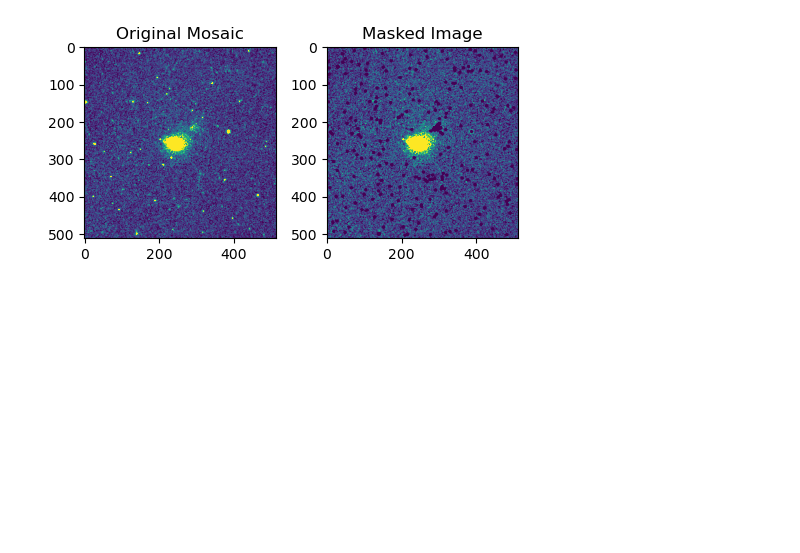
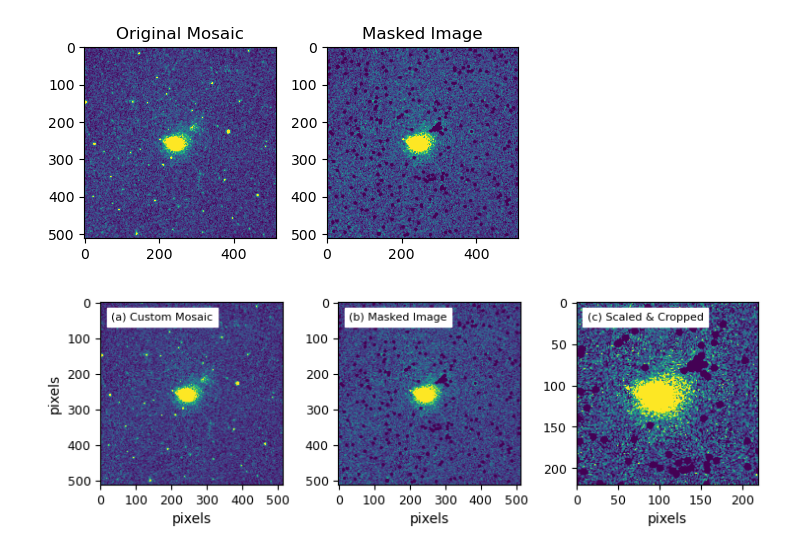
Before and after one commit to zhutchens1/OLD_rass_stacking_g3, a Jupyter notebook: analysis/processing_figures.ipynb, the cells around one changed output. Saved outputs shown, nothing was run; the diff lists cells and outputs as text; code cells hidden in the pictures; blank space fills up the shorter version.

```diff
--- a/analysis/processing_figures.ipynb
+++ b/analysis/processing_figures.ipynb
@@ -53,3 +73,36 @@ plt.savefig("../figures/coma_masking_example.jpg",dpi=300)
 plt.show()
 # %% [output]
 [figure]
+# %%
+%matplotlib inline
+testfiles = ['RASS-Cnt_Broad_grp13.0.fits']
+mosapath = '/srv/two/zhutchen/g3rassimages_mosaics_broad/'
+maskpath = '/srv/two/zhutchen/g3rassimages_masked_broad/'
+scalpath = '/srv/two/zhutchen/g3rassimages_scaled_broad/'
+fig,axs=plt.subplots(ncols=3,nrows=len(testfiles),figsize=doublecolsize)
+for ii,ff in enumerate(testfiles):
+    mosaic = fits.open(mosapath+ff)[0].data
+    masked = fits.open(maskpath+ff)[0].data
+    scaled = fits.open(scalpath+ff)[0].data
+    axs[0].imshow(mosaic,vmin=0,vmax=5*np.mean(mosaic))
+    axs[1].imshow(masked,vmin=0,vmax=4*np.mean(mosaic))
+    axs[2].imshow(scaled,vmin=0,vmax=4*np.mean(mosaic))
+#axs[0].set_title("Original Mosaic")
+#axs[1].set_title("Masked Image")
+#axs[2].set_title("Scaled & Cropped")
+axs[0].text(30,50,'(a) Custom Mosaic',backgroundcolor='white',fontsize=8)
+axs[1].text(30,50,'(b) Masked Image',backgroundcolor='white',fontsize=8)
+axs[2].text(30*(220/512),50*(220/512),'(c) Scaled & Cropped',backgroundcolor='white',fontsize=8)
+for ii in range(len(axs)):
+    axs[ii].set_xlabel('pixels')
+    if ii!=2:
+        axs[ii].set_xticks(np.arange(0,600,100))
+        axs[ii].set_yticks(np.arange(0,600,100))
+axs[0].set_ylabel("pixels")
+axs[2].set_xticks(np.arange(0,250,50))
+axs[2].set_yticks(np.arange(0,250,50))
+plt.tight_layout()
+#plt.savefig("../figures/coma_masking_example.jpg",dpi=300)
+plt.show()
+# %% [output]
+[figure, added]
```
Also changed, not shown: parts of 7 cells of this notebook, 3 other files.
